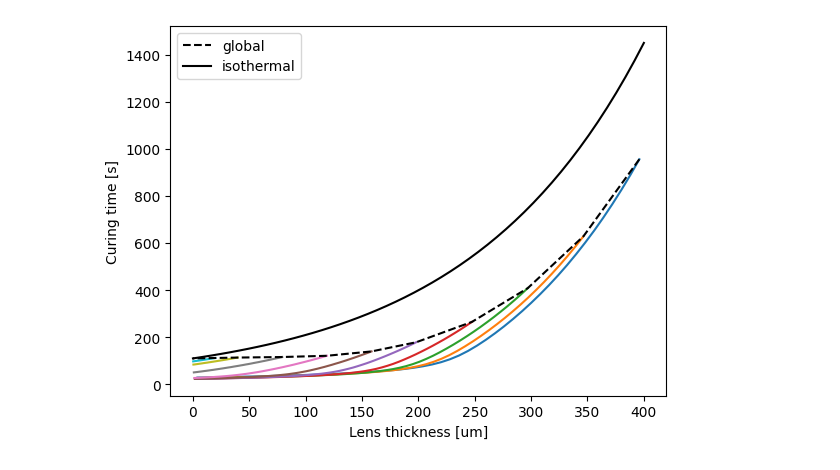
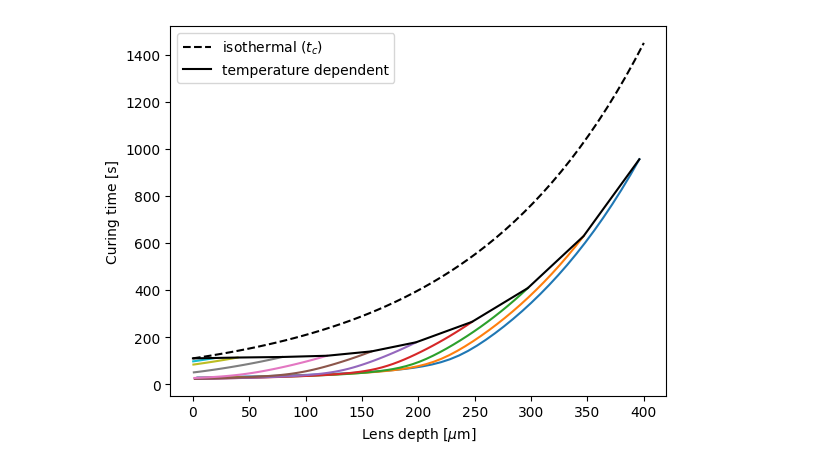
Before and after one commit to brosaplanella/contact-lens, a Jupyter notebook: plot_curing_times.ipynb, the cells around one changed output. Saved outputs shown, nothing was run; the diff lists cells and outputs as text; code cells hidden in the pictures.

```diff
--- a/plot_curing_times.ipynb
+++ b/plot_curing_times.ipynb
@@ -19,36 +8,41 @@ parameters = [param, param2]
+# %%
+param = get_parameters()
+param2 = get_parameters("Gao2018 isothermal")
+
+parameters = [param, param2]
 # %%
 kI = param2["Radiation absorbance [m-1]"]
 I0 = param2["UV boundary intensity [W.m-2]"]
-q = param2["Polimerisation constant"]
+q = param2["Reaction rate [m.s-1.W.-0.5]"]
 solutions = []
 zs = []
 t_cs = []
 scales = [0.1, 0.2, 0.4, 0.6, 0.8, 1, 1.25, 1.5, 1.75, 2]
 z_end = []
 t_c_end = []
 for scale in reversed(scales):
     param = get_parameters()
     param["Lens thickness [m]"] *= scale
     sim = Simulation(model, parameter_values=param)
     t = np.linspace(0, 1800, 10000)
     solution = sim.solve(t)
     solutions.append(solution)
     t_c = get_curing_time(solution)
     t_cs.append(t_c)
     zs.append(solution["z [um]"].entries[:, 0])
     z_end.append(solution["z [um]"].entries[-1, -1])
     t_c_end.append(t_c[-1])
 
 z_end += [0]
 t_c_end += [- np.log(1 - 0.95) / (I0 ** 0.5 * q)]
 
 for z, t_c, scale in zip(zs, t_cs, scales):
     plt.plot(z, t_c) #, label=f"{scale}")
-plt.plot(z_end, t_c_end, "k--", label="global")
-plt.plot(np.linspace(0, 400), - np.log(1 - 0.95) / (I0 ** 0.5 * q) * np.exp(0.5 * kI * np.linspace(0, 4e-4)), "k-", label="isothermal")
-plt.xlabel("Lens thickness [um]")
+plt.plot(np.linspace(0, 400), - np.log(1 - 0.95) / (I0 ** 0.5 * q) * np.exp(0.5 * kI * np.linspace(0, 4e-4)), "k--", label="isothermal ($t_c$)")
+plt.plot(z_end, t_c_end, "k", label="temperature dependent")
+plt.xlabel("Lens depth [$\mu$m]")
 plt.ylabel("Curing time [s]")
 plt.legend()
 plt.savefig("curing_time_vs_L.png", dpi=300)
 # %% [output]
-[figure, old version]
+[figure, new version]
```
Also changed, not shown: parts of 1 cell of this notebook, 1 other file.
